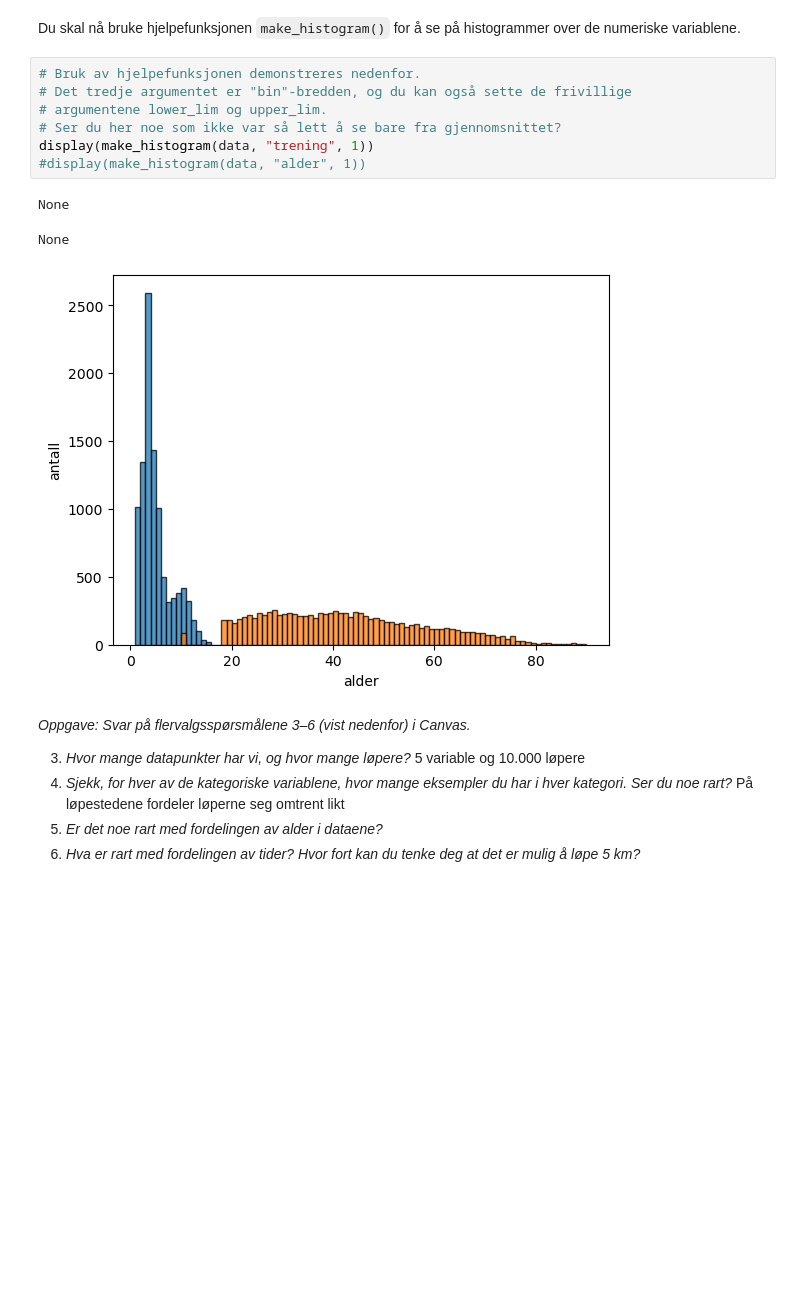
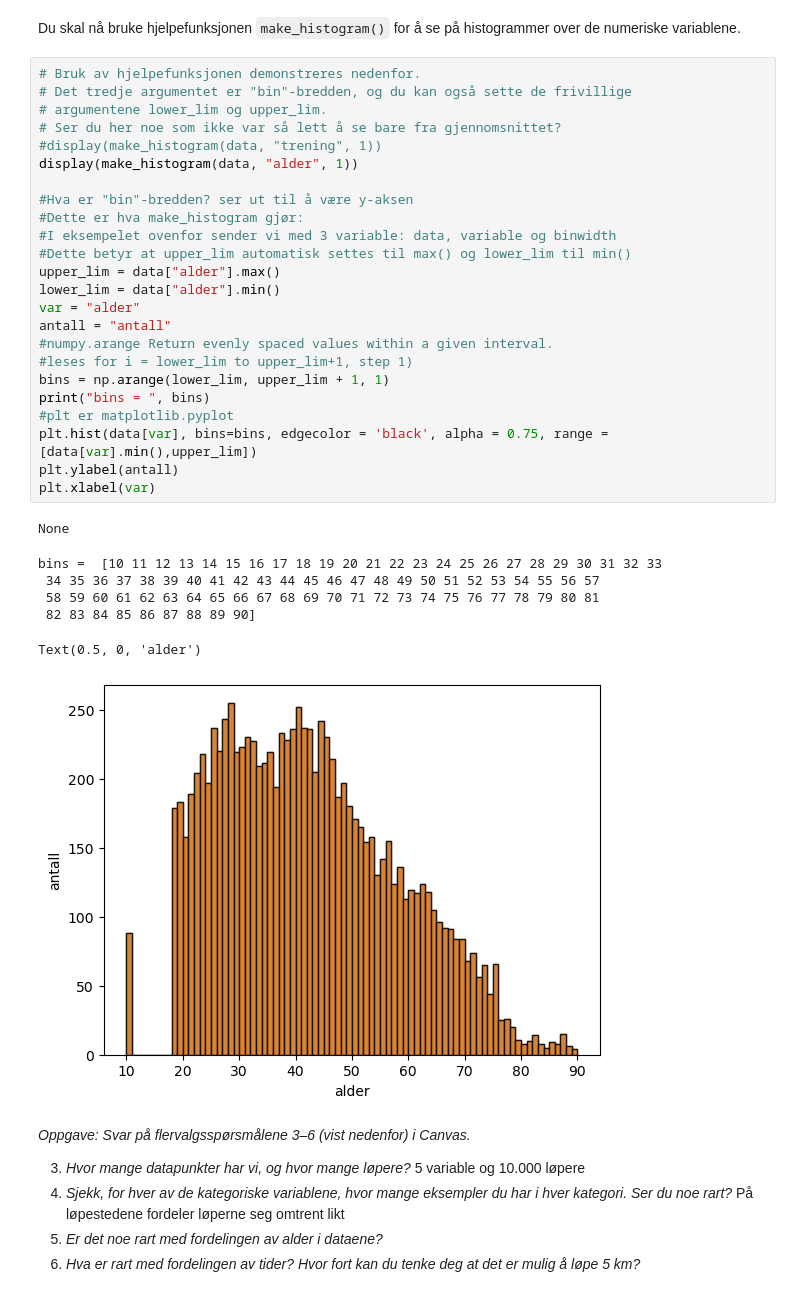
Before and after one commit to kariborggundersen/6551-Anvendt-kunstig-intelligens-og-maskinlaering, a Jupyter notebook: modul1UtforskendeAnalyse.ipynb, the cells around one changed output. Cells and saved outputs as stored; diff of their text form; blank space fills up the shorter version.

Commit message:
lagt inn masse debug, fikset den data.corr() sånn at den nå kun forholder seg til numeriske variabler

```diff
--- a/modul1UtforskendeAnalyse.ipynb
+++ b/modul1UtforskendeAnalyse.ipynb
@@ -178,14 +178,35 @@ Du skal nå bruke hjelpefunksjonen `make_histogram()` for å se på histogrammer
 # %%
 # Bruk av hjelpefunksjonen demonstreres nedenfor.
 # Det tredje argumentet er "bin"-bredden, og du kan også sette de frivillige
 # argumentene lower_lim og upper_lim.
 # Ser du her noe som ikke var så lett å se bare fra gjennomsnittet?
-display(make_histogram(data, "trening", 1))
-#display(make_histogram(data, "alder", 1))
+#display(make_histogram(data, "trening", 1))
+display(make_histogram(data, "alder", 1))
+
+#Hva er "bin"-bredden? ser ut til å være y-aksen
+#Dette er hva make_histogram gjør:
+#I eksempelet ovenfor sender vi med 3 variable: data, variable og binwidth
+#Dette betyr at upper_lim automatisk settes til max() og lower_lim til min()
+upper_lim = data["alder"].max()
+lower_lim = data["alder"].min()
+var = "alder"
+antall = "antall"
+#numpy.arange Return evenly spaced values within a given interval.
+#leses for i = lower_lim to upper_lim+1, step 1)
+bins = np.arange(lower_lim, upper_lim + 1, 1)
+print("bins = ", bins)
+#plt er matplotlib.pyplot
+plt.hist(data[var], bins=bins, edgecolor = 'black', alpha = 0.75, range = [data[var].min(),upper_lim])
+plt.ylabel(antall)
+plt.xlabel(var)
 # %% [output]
 None
-None
+bins =  [10 11 12 13 14 15 16 17 18 19 20 21 22 23 24 25 26 27 28 29 30 31 32 33
+ 34 35 36 37 38 39 40 41 42 43 44 45 46 47 48 49 50 51 52 53 54 55 56 57
+ 58 59 60 61 62 63 64 65 66 67 68 69 70 71 72 73 74 75 76 77 78 79 80 81
+ 82 83 84 85 86 87 88 89 90]
+Text(0.5, 0, 'alder')
-[figure, old version]
+[figure, new version]
 # %% [markdown]
 _Oppgave: Svar på flervalgsspørsmålene 3–6 (vist nedenfor) i Canvas._
 
```
Also changed, not shown: parts of 2 cells of this notebook.
